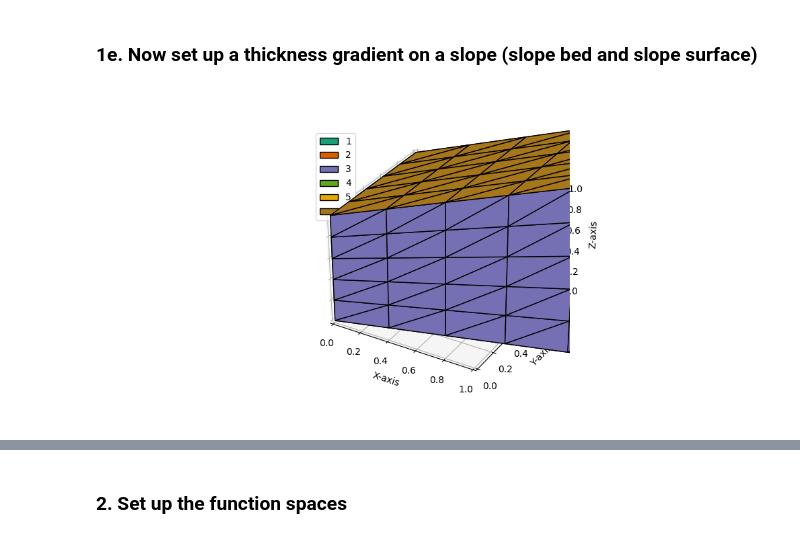
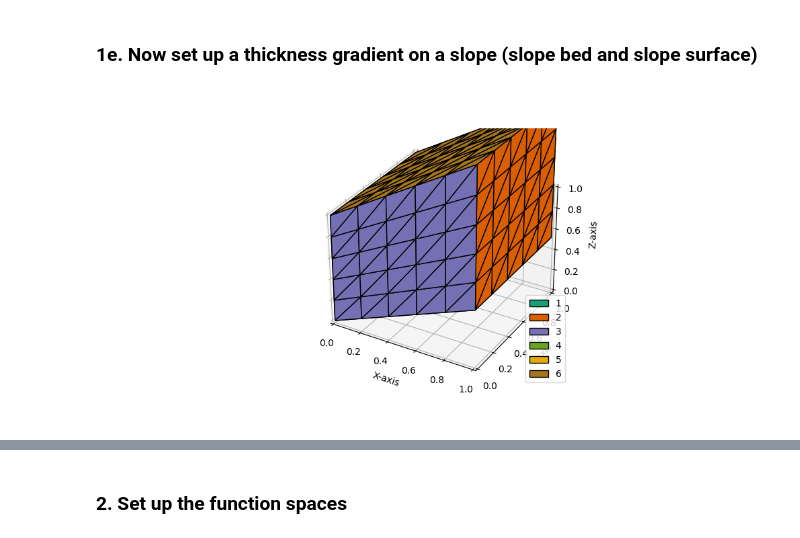
Before and after one commit to johnmorganmanos/AH_temp_paper, a Jupyter notebook: Processing_notebooks/3d_testing.ipynb, the cells around one changed output, grey strips where cells are left out. Saved outputs shown, nothing was run; the diff lists cells and outputs as text; code cells hidden in the pictures.

Commit message:
Added capability of meshing between a synthetic bed DEM and surface DEM.

```diff
--- a/Processing_notebooks/3d_testing.ipynb
+++ b/Processing_notebooks/3d_testing.ipynb
@@ -177,40 +177,49 @@ initial_mesh = firedrake.UnitCubeMesh(nx, ny, nz)
 
 x, y, z = firedrake.SpatialCoordinate(initial_mesh)
 
-Lx = Constant(2.0) # How long we want the x to be
+Lx = Constant(1.0) # How long we want the x to be
 Lz = Constant(1.0) # Initial thickness
+Ly = Constant(1.0) # How wide we want the y to be
+bed_start = Constant(0.0) # Where the bed starts
+bed_slope = Constant(30 * np.pi / 180) # bed slope (first term given as degrees)
+surf_slope = Constant(45 * np.pi / 180) # surface slope (first term given as degrees)
 
-bed_start = Constant(0.0) # Where the bed starts
-bed_slope = Constant(0.5) # Where the bed ends
+# Physical x and y
+X = Lx * x
+Y = Ly * y
 
 
-surf_slope = Constant(1.0)
+# Compute bed and surface elevation
+bed = bed_slope * X
+surf = Lz + surf_slope * X
 
+# Interpolate z between bed and surface
+z_new = bed + z * (surf - bed)
 
 expr = firedrake.as_vector([Lx * x,
                             y,
-                            (1 - x / Lx) * (bed_slope * x + z * Lz) + (x / Lx) * ((bed_slope * x) + z * (Lz + (surf_slope - bed_slope) * Lx))])
+                            z_new])
 
 
 Vc = initial_mesh.coordinates.function_space()
 X = firedrake.Function(Vc).interpolate(expr)
 mesh = firedrake.Mesh(X)
 
 x, y, z = firedrake.SpatialCoordinate(mesh)
 element = firedrake.FiniteElement("CG", "tetrahedron", 1)
 V = firedrake.FunctionSpace(mesh, element)
 
 ax = plt.figure(figsize=[10,5]).add_subplot(projection='3d')
 
 
 firedrake.triplot(mesh,axes=ax)
 ax.set_xlabel('X-axis')
 ax.set_ylabel('Y-axis')
 ax.set_zlabel('Z-axis')
 
 
 ax.autoscale()
 plt.legend()
 plt.show()
 # %% [output]
-[figure, old version]
+[figure, new version]
```
Also changed, not shown: parts of 17 cells of this notebook.
